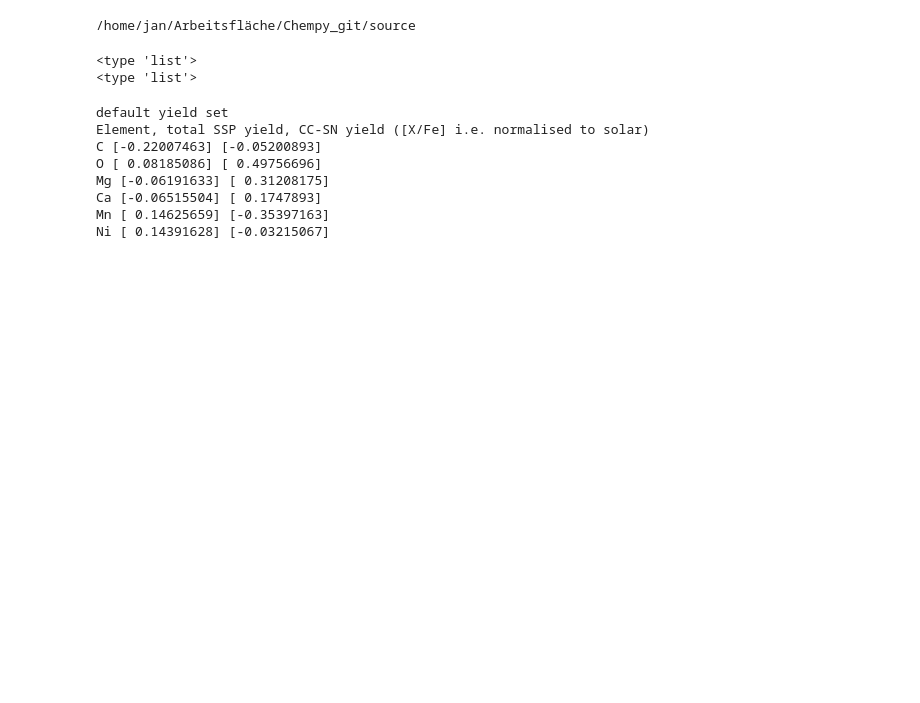
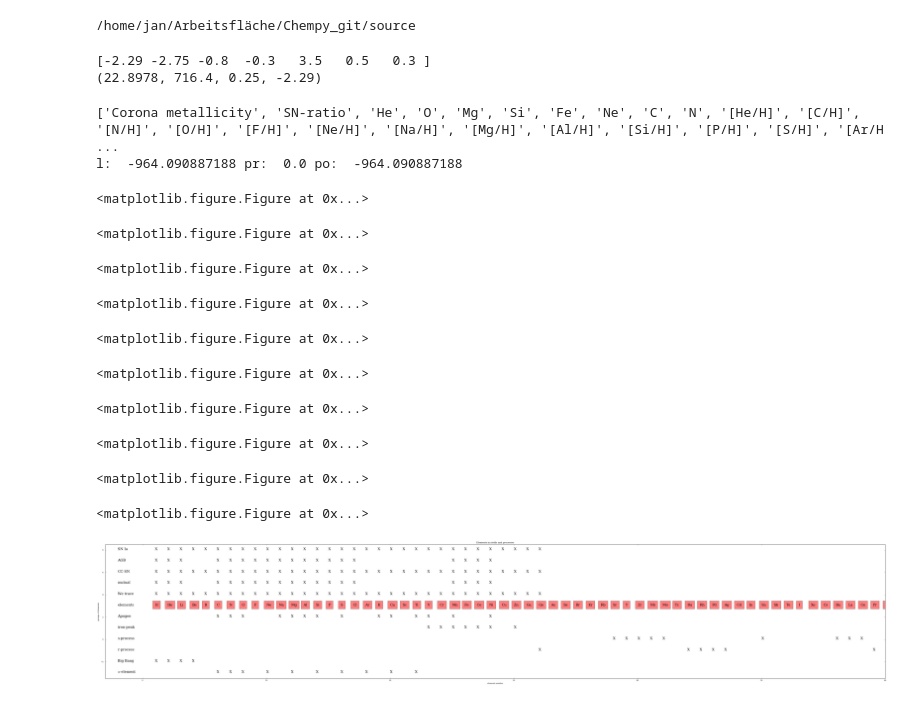
Before and after one commit to jan-rybizki/Chempy, a Jupyter notebook: tutorials/5-Chempy_function.ipynb, the cells around one changed output. Saved outputs shown, nothing was run; the diff lists cells and outputs as text; code cells hidden in the pictures; blank space fills up the shorter version.

```diff
--- a/tutorials/5-Chempy_function.ipynb
+++ b/tutorials/5-Chempy_function.ipynb
@@ -24,29 +11,0 @@ for item in elements_to_trace:
-# %%
-from wrapper import SSP_wrap
-a.only_net_yields_in_process_tables
-basic_ssp = SSP_wrap(a)
-basic_ssp.calculate_feedback(float(basic_solar.z),list(elements_to_trace),list(solar_fractions),np.copy(time_steps))
-# %% [output]
-<type 'list'>
-<type 'list'>
-# %%
-normalising_element = 'Fe'
-print 'default yield set'
-print 'Element, total SSP yield, CC-SN yield ([X/Fe] i.e. normalised to solar)'
-for element in ['C', 'O', 'Mg', 'Ca', 'Mn', 'Ni']:
-    element_ssp_sn2 = sum(basic_ssp.sn2_table[element])
-    element_ssp = sum(basic_ssp.table[element])
-    element_sun = basic_solar.fractions[np.where(elements == element)]
-    normalising_element_ssp_sn2 = sum(basic_ssp.sn2_table[normalising_element])
-    normalising_element_ssp = sum(basic_ssp.table[normalising_element])
-    normalising_element_sun = basic_solar.fractions[np.where(elements == normalising_element)]
-    print element, np.log10(element_ssp/element_sun)-np.log10(normalising_element_ssp/normalising_element_sun), np.log10(element_ssp_sn2/element_sun)-np.log10(normalising_element_ssp_sn2/normalising_element_sun)
-# %% [output]
-default yield set
-Element, total SSP yield, CC-SN yield ([X/Fe] i.e. normalised to solar)
-C [-0.22007463] [-0.05200893]
-O [ 0.08185086] [ 0.49756696]
-Mg [-0.06191633] [ 0.31208175]
-Ca [-0.06515504] [ 0.1747893]
-Mn [ 0.14625659] [-0.35397163]
-Ni [ 0.14391628] [-0.03215067]
@@ -52,0 +16,21 @@ Ni [ 0.14391628] [-0.03215067]
+# %%
+a.testing_output = True
+a.summary_pdf = True
+#a.observational_constraints_index= ['sol_norm']
+posterior, blobs = cem(a.p0,a)
+# %% [output]
+[-2.29 -2.75 -0.8  -0.3   3.5   0.5   0.3 ]
+(22.8978, 716.4, 0.25, -2.29)
+['Corona metallicity', 'SN-ratio', 'He', 'O', 'Mg', 'Si', 'Fe', 'Ne', 'C', 'N', '[He/H]', '[C/H]', '[N/H]', '[O/H]', '[F/H]', '[Ne/H]', '[Na/H]', '[Mg/H]', '[Al/H]', '[Si/H]', '[P/H]', '[S/H]', '[Ar/H ...
+l:  -964.090887188 pr:  0.0 po:  -964.090887188
+<matplotlib.figure.Figure at 0x...>
+<matplotlib.figure.Figure at 0x...>
+<matplotlib.figure.Figure at 0x...>
+<matplotlib.figure.Figure at 0x...>
+<matplotlib.figure.Figure at 0x...>
+<matplotlib.figure.Figure at 0x...>
+<matplotlib.figure.Figure at 0x...>
+<matplotlib.figure.Figure at 0x...>
+<matplotlib.figure.Figure at 0x...>
+<matplotlib.figure.Figure at 0x...>
+[figure, added]
```
Also changed, not shown: parts of 3 cells of this notebook, 8 other files.
